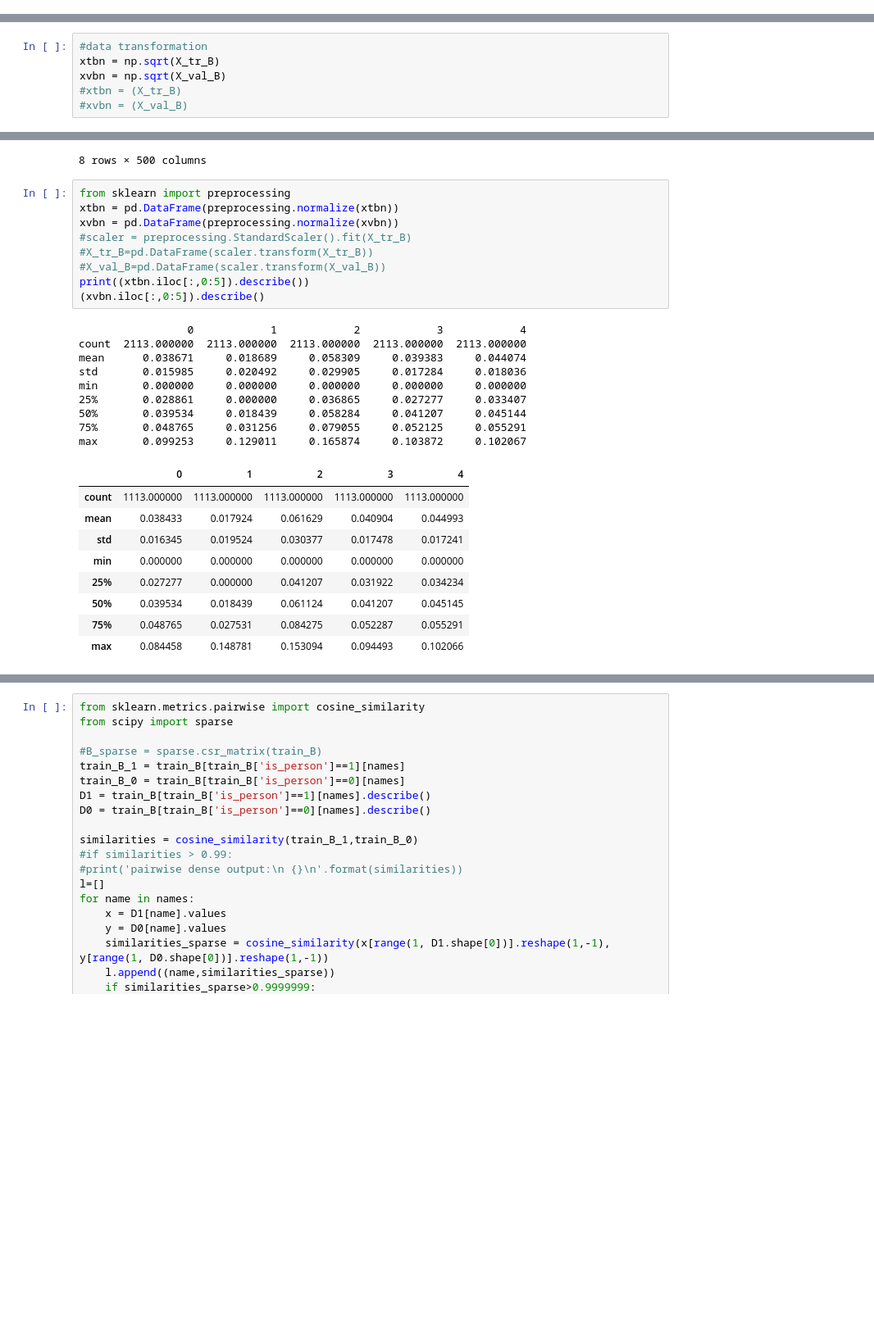
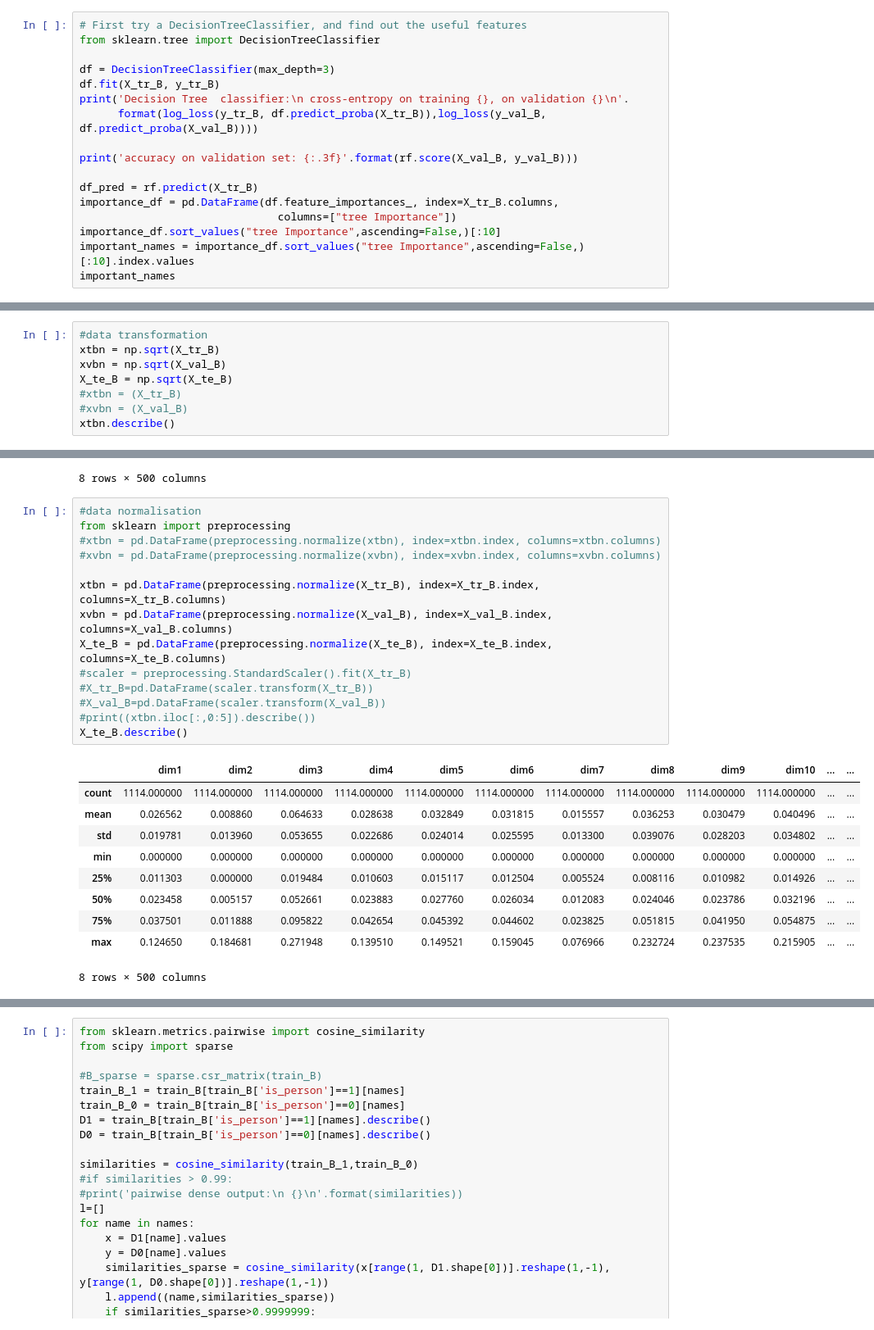
Before and after one commit to ShootingSpace/Machine-learning-practical-with-scikit-learn, a Jupyter notebook: 07_Assignment_3.ipynb, the cells around one changed output, grey strips where cells are left out. Shown at 82% size. Saved outputs shown, nothing was run; the diff lists cells and outputs as text; blank space fills up the shorter version.

```diff
--- a/07_Assignment_3.ipynb
+++ b/07_Assignment_3.ipynb
@@ -1134,0 +1167,17 @@ y_val    (1113L,)
+# %%
+# First try a DecisionTreeClassifier, and find out the useful features
+from sklearn.tree import DecisionTreeClassifier
+
+df = DecisionTreeClassifier(max_depth=3)
+df.fit(X_tr_B, y_tr_B)
+print('Decision Tree  classifier:\n cross-entropy on training {}, on validation {}\n'.
+      format(log_loss(y_tr_B, df.predict_proba(X_tr_B)),log_loss(y_val_B, df.predict_proba(X_val_B))))
+
+print('accuracy on validation set: {:.3f}'.format(rf.score(X_val_B, y_val_B)))
+
+df_pred = rf.predict(X_tr_B)
+importance_df = pd.DataFrame(df.feature_importances_, index=X_tr_B.columns,
+                               columns=["tree Importance"])
+importance_df.sort_values("tree Importance",ascending=False,)[:10]
+important_names = importance_df.sort_values("tree Importance",ascending=False,)[:10].index.values
+important_names
@@ -1136,8 +1192,10 @@ y_val    (1113L,)
 #data transformation
 xtbn = np.sqrt(X_tr_B)
 xvbn = np.sqrt(X_val_B)
+X_te_B = np.sqrt(X_te_B)
 #xtbn = (X_tr_B)
 #xvbn = (X_val_B)
+xtbn.describe()
 # %% [output]
 |  | dim1 | dim2 | dim3 | dim4 | dim5 | dim6 | dim7 | dim8 | dim9 | dim10 | ... | ... |
 | count | 2113.000000 | 2113.000000 | 2113.000000 | 2113.000000 | 2113.000000 | 2113.000000 | 2113.000000 | 2113.000000 | 2113.000000 | 2113.000000 | ... | ... |
@@ -1150,30 +1208,27 @@ xvbn = np.sqrt(X_val_B)
 | max | 3.159747 | 3.020304 | 2.770704 | 3.113798 | 2.960181 | 3.080435 | 3.122743 | 2.948063 | 3.002321 | 3.098823 | ... | ... |
 8 rows × 500 columns
 # %%
+#data normalisation
 from sklearn import preprocessing
-xtbn = pd.DataFrame(preprocessing.normalize(xtbn))
-xvbn = pd.DataFrame(preprocessing.normalize(xvbn))
+#xtbn = pd.DataFrame(preprocessing.normalize(xtbn), index=xtbn.index, columns=xtbn.columns)
+#xvbn = pd.DataFrame(preprocessing.normalize(xvbn), index=xvbn.index, columns=xvbn.columns)
+
+xtbn = pd.DataFrame(preprocessing.normalize(X_tr_B), index=X_tr_B.index, columns=X_tr_B.columns)
+xvbn = pd.DataFrame(preprocessing.normalize(X_val_B), index=X_val_B.index, columns=X_val_B.columns)
+X_te_B = pd.DataFrame(preprocessing.normalize(X_te_B), index=X_te_B.index, columns=X_te_B.columns)
 #scaler = preprocessing.StandardScaler().fit(X_tr_B)
 #X_tr_B=pd.DataFrame(scaler.transform(X_tr_B))
 #X_val_B=pd.DataFrame(scaler.transform(X_val_B))
-print((xtbn.iloc[:,0:5]).describe())
-(xvbn.iloc[:,0:5]).describe()
+#print((xtbn.iloc[:,0:5]).describe())
+X_te_B.describe()
 # %% [output]
+|  | dim1 | dim2 | dim3 | dim4 | dim5 | dim6 | dim7 | dim8 | dim9 | dim10 | ... | ... |
+| count | 1114.000000 | 1114.000000 | 1114.000000 | 1114.000000 | 1114.000000 | 1114.000000 | 1114.000000 | 1114.000000 | 1114.000000 | 1114.000000 | ... | ... |
+| mean | 0.026562 | 0.008860 | 0.064633 | 0.028638 | 0.032849 | 0.031815 | 0.015557 | 0.036253 | 0.030479 | 0.040496 | ... | ... |
+| std | 0.019781 | 0.013960 | 0.053655 | 0.022686 | 0.024014 | 0.025595 | 0.013300 | 0.039076 | 0.028203 | 0.034802 | ... | ... |
+| min | 0.000000 | 0.000000 | 0.000000 | 0.000000 | 0.000000 | 0.000000 | 0.000000 | 0.000000 | 0.000000 | 0.000000 | ... | ... |
+| 25% | 0.011303 | 0.000000 | 0.019484 | 0.010603 | 0.015117 | 0.012504 | 0.005524 | 0.008116 | 0.010982 | 0.014926 | ... | ... |
+| 50% | 0.023458 | 0.005157 | 0.052661 | 0.023883 | 0.027760 | 0.026034 | 0.012083 | 0.024046 | 0.023786 | 0.032196 | ... | ... |
+| 75% | 0.037501 | 0.011888 | 0.095822 | 0.042654 | 0.045392 | 0.044602 | 0.023825 | 0.051815 | 0.041950 | 0.054875 | ... | ... |
+| max | 0.124650 | 0.184681 | 0.271948 | 0.139510 | 0.149521 | 0.159045 | 0.076966 | 0.232724 | 0.237535 | 0.215905 | ... | ... |
-                 0            1            2            3            4
-count  2113.000000  2113.000000  2113.000000  2113.000000  2113.000000
-mean      0.038671     0.018689     0.058309     0.039383     0.044074
-std       0.015985     0.020492     0.029905     0.017284     0.018036
-min       0.000000     0.000000     0.000000     0.000000     0.000000
-25%       0.028861     0.000000     0.036865     0.027277     0.033407
-50%       0.039534     0.018439     0.058284     0.041207     0.045144
-75%       0.048765     0.031256     0.079055     0.052125     0.055291
-max       0.099253     0.129011     0.165874     0.103872     0.102067
+8 rows × 500 columns
-|  | 0 | 1 | 2 | 3 | 4 |
-| count | 1113.000000 | 1113.000000 | 1113.000000 | 1113.000000 | 1113.000000 |
-| mean | 0.038433 | 0.017924 | 0.061629 | 0.040904 | 0.044993 |
-| std | 0.016345 | 0.019524 | 0.030377 | 0.017478 | 0.017241 |
-| min | 0.000000 | 0.000000 | 0.000000 | 0.000000 | 0.000000 |
-| 25% | 0.027277 | 0.000000 | 0.041207 | 0.031922 | 0.034234 |
-| 50% | 0.039534 | 0.018439 | 0.061124 | 0.041207 | 0.045145 |
-| 75% | 0.048765 | 0.027531 | 0.084275 | 0.052287 | 0.055291 |
-| max | 0.084458 | 0.148781 | 0.153094 | 0.094493 | 0.102066 |
```
Also changed, not shown: parts of 13 cells of this notebook.
